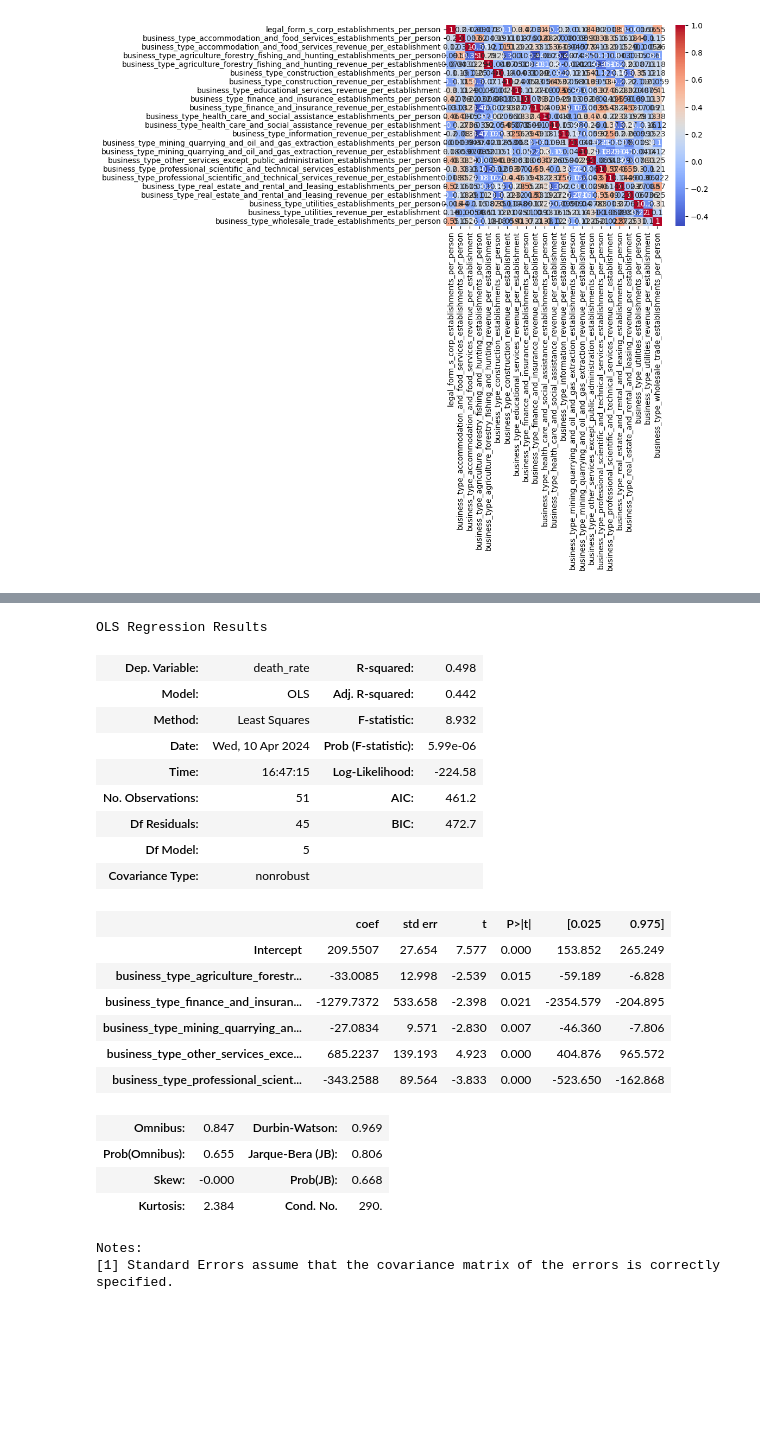
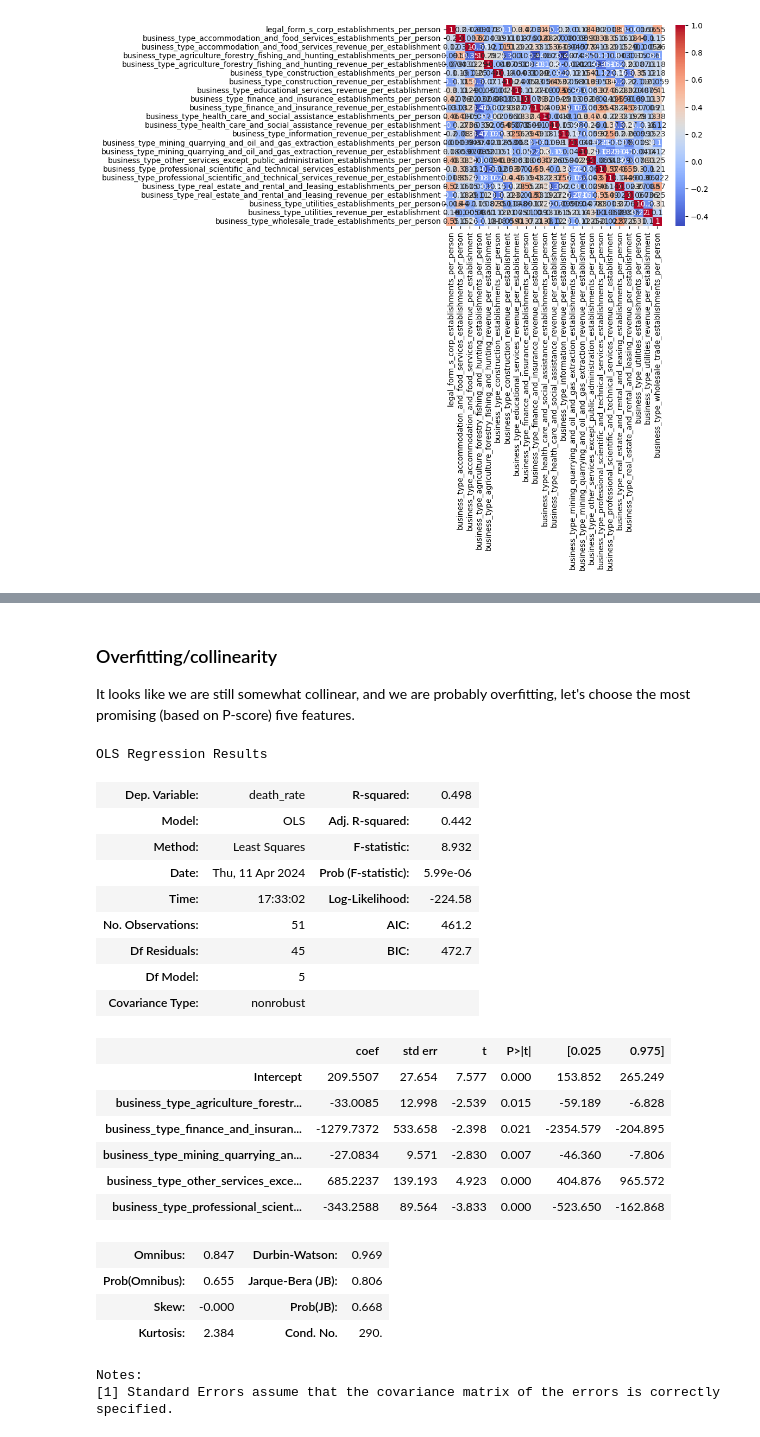
Before and after one commit to jsf80238/data_science, a Jupyter notebook: notebooks/death_rate.ipynb, the cells around one changed output, grey strips where cells are left out. Drawn from its saved outputs; the diff is of its cells as text; code cells hidden in the pictures; blank space fills up the shorter version.

```diff
--- a/notebooks/death_rate.ipynb
+++ b/notebooks/death_rate.ipynb
@@ -1110,6 +1114,8 @@ def get_non_collinear_features(
 Let's see if we can find factors which predict the death rate from heart disease.
 # %%
 threshold = 0.6  # Set the threshold for collinearity
+
+heart_disease_df = frames_by_cause_dict["Heart disease"]
 
 candidate_feature_list = [x for x in this_df.columns if is_feature(x)]
 non_collinear_feature_list = get_non_collinear_features(
@@ -1117,7 +1123,7 @@ non_collinear_feature_list = get_non_collinear_features(
     feature_list=candidate_feature_list,
     threshold=threshold,
 )
-this_df = frames_by_cause_dict["Heart disease"][non_collinear_feature_list]
+this_df = heart_disease_df[non_collinear_feature_list]
 correlation_matrix = this_df.corr()
 sns.heatmap(correlation_matrix, annot=True, cmap='coolwarm')
 # %% [output]
@@ -1167,26 +1173,30 @@ Notes:
 [1] Standard Errors assume that the covariance matrix of the errors is correctly specified.
 [2] The condition number is large, 1.97e+04. This might indicate that there are
 strong multicollinearity or other numerical problems.
+# %% [markdown]
+### Overfitting/collinearity
+It looks like we are still somewhat collinear, and we are probably overfitting, let's choose the most promising (based on P-score) five features.
 # %%
 refined_column_list = [
     "business_type_agriculture_forestry_fishing_and_hunting_revenue_per_establishment",
     "business_type_finance_and_insurance_establishments_per_person",
     "business_type_mining_quarrying_and_oil_and_gas_extraction_revenue_per_establishment",
     "business_type_other_services_except_public_administration_establishments_per_person",
     "business_type_professional_scientific_and_technical_services_establishments_per_person",
 ]
 
 ols_formula = "death_rate ~ "
 ols_formula += " + ".join(refined_column_list)
-ordinary_least_square = ols(formula=ols_formula, data=frames_by_cause_dict["Heart disease"])
-ordinary_least_square.fit().summary()
+ordinary_least_square = ols(formula=ols_formula, data=heart_disease_df)
+model = ordinary_least_square.fit()
+model.summary()
 # %% [output]
 OLS Regression Results
 | Dep. Variable: | death_rate | R-squared: | 0.498 |
 | Model: | OLS | Adj. R-squared: | 0.442 |
 | Method: | Least Squares | F-statistic: | 8.932 |
-| Date: | Wed, 10 Apr 2024 | Prob (F-statistic): | 5.99e-06 |
-| Time: | 16:47:15 | Log-Likelihood: | -224.58 |
+| Date: | Thu, 11 Apr 2024 | Prob (F-statistic): | 5.99e-06 |
+| Time: | 17:33:02 | Log-Likelihood: | -224.58 |
 | No. Observations: | 51 | AIC: | 461.2 |
 | Df Residuals: | 45 | BIC: | 472.7 |
 | Df Model: | 5 |  |  |
```
Also changed, not shown: parts of 14 cells of this notebook.
